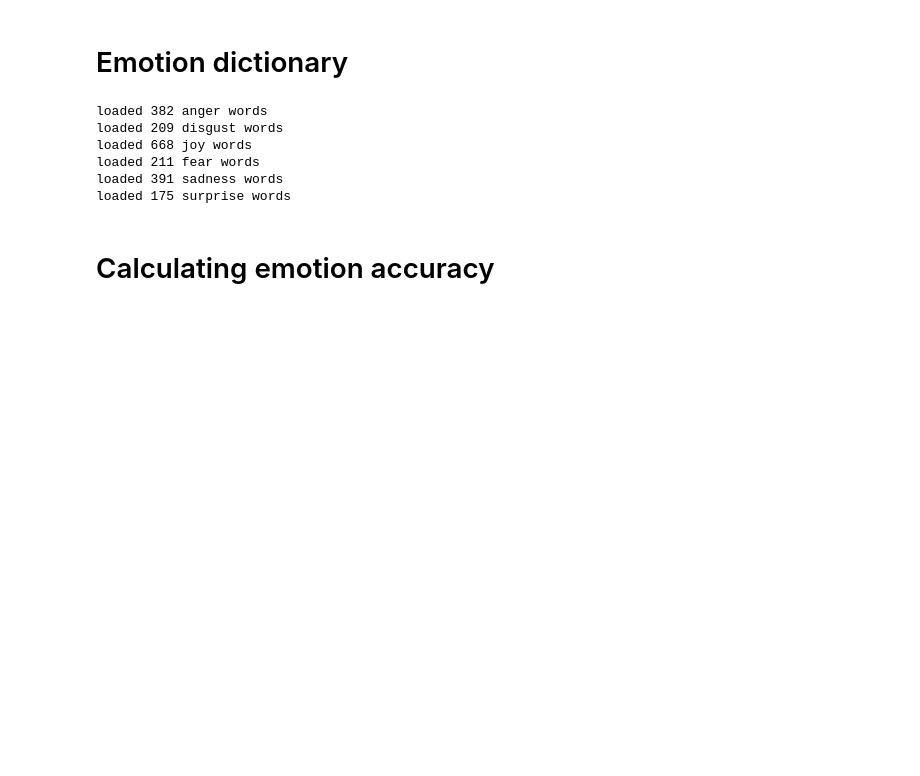
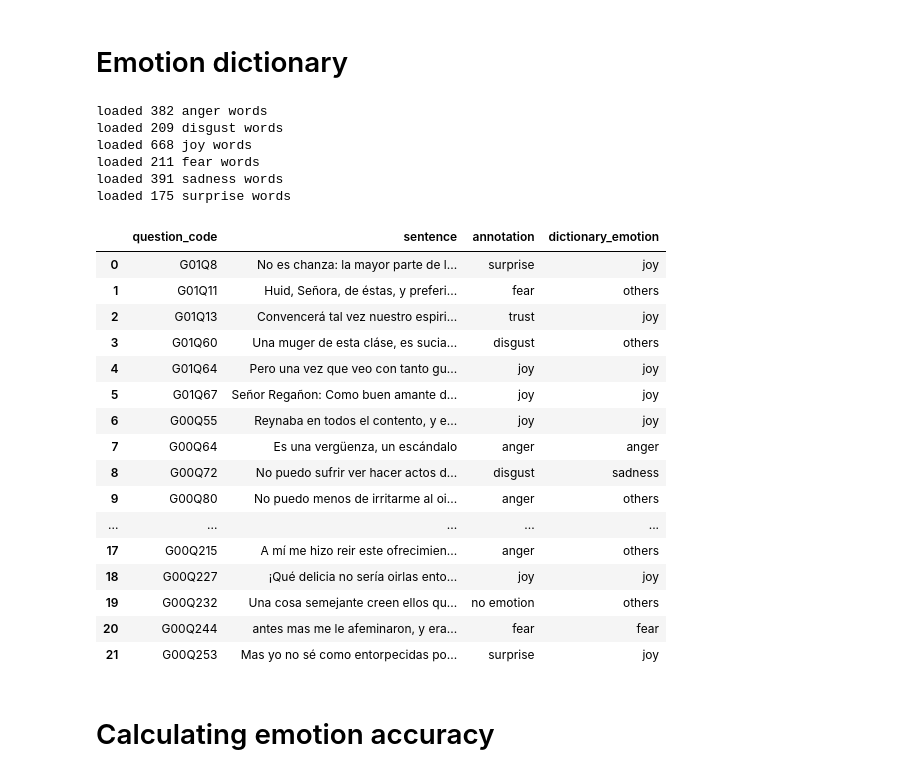
Before and after one commit to lucijakrusic/SentientSpectators, a Jupyter notebook: 2_sentiment_analysis/2.1_Sentiment_Evaluation.ipynb, the cells around one changed output. Saved outputs shown, nothing was run; the diff lists cells and outputs as text; code cells hidden in the pictures; blank space fills up the shorter version.

```diff
--- a/2_sentiment_analysis/2.1_Sentiment_Evaluation.ipynb
+++ b/2_sentiment_analysis/2.1_Sentiment_Evaluation.ipynb
@@ -470,7 +472,7 @@ gold_emotions
 # %%
 # Emotion lexicon
 
-new_dictionary_dir = "dictionaries/emotion/"
+new_dictionary_dir = "input/dictionaries/emotion/"
 
 emotion_dict = {}
 with open(new_dictionary_dir + "anger.txt", "r", encoding="utf-8") as em:
@@ -622,6 +632,26 @@ def one_emotion(text):
         return emotion
 # %%
 gold_emotions["dictionary_emotion"] = gold_emotions["sentence"].progress_apply(one_emotion)
+# %%
+gold_emotions
+# %% [output]
+|  | question_code | sentence | annotation | dictionary_emotion |
+| 0 | G01Q8 | No es chanza: la mayor parte de l... | surprise | joy |
+| 1 | G01Q11 | Huid, Señora, de éstas, y preferi... | fear | others |
+| 2 | G01Q13 | Convencerá tal vez nuestro espiri... | trust | joy |
+| 3 | G01Q60 | Una muger de esta cláse, es sucia... | disgust | others |
+| 4 | G01Q64 | Pero una vez que veo con tanto gu... | joy | joy |
+| 5 | G01Q67 | Señor Regañon: Como buen amante d... | joy | joy |
+| 6 | G00Q55 | Reynaba en todos el contento, y e... | joy | joy |
+| 7 | G00Q64 | Es una vergüenza, un escándalo | anger | anger |
+| 8 | G00Q72 | No puedo sufrir ver hacer actos d... | disgust | sadness |
+| 9 | G00Q80 | No puedo menos de irritarme al oi... | anger | others |
+| ... | ... | ... | ... | ... |
+| 17 | G00Q215 | A mí me hizo reir este ofrecimien... | anger | others |
+| 18 | G00Q227 | ¡Qué delicia no sería oirlas ento... | joy | joy |
+| 19 | G00Q232 | Una cosa semejante creen ellos qu... | no emotion | others |
+| 20 | G00Q244 | antes mas me le afeminaron, y era... | fear | fear |
+| 21 | G00Q253 | Mas yo no sé como entorpecidas po... | surprise | joy |
 # %%
 gold_emotions['emotion_pysentimiento'] = gold_emotions['emotion_pysentimiento'].astype('string')
 gold_emotions['emotion_pysentimiento'] = gold_emotions['emotion_pysentimiento'].str.findall(r'\=([^,]+)\, probas')
```
Also changed, not shown: parts of 7 cells of this notebook, 9 other files.
